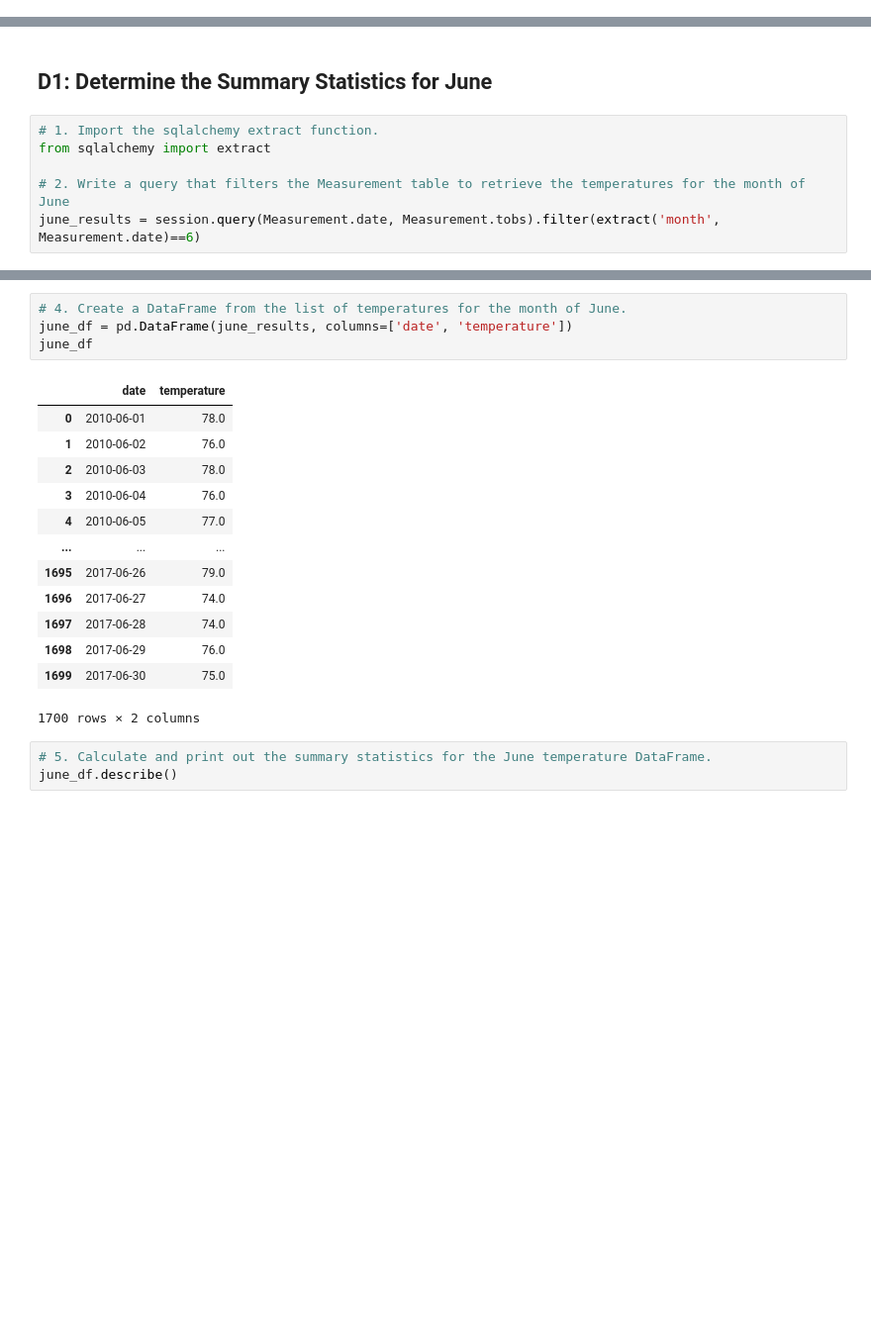
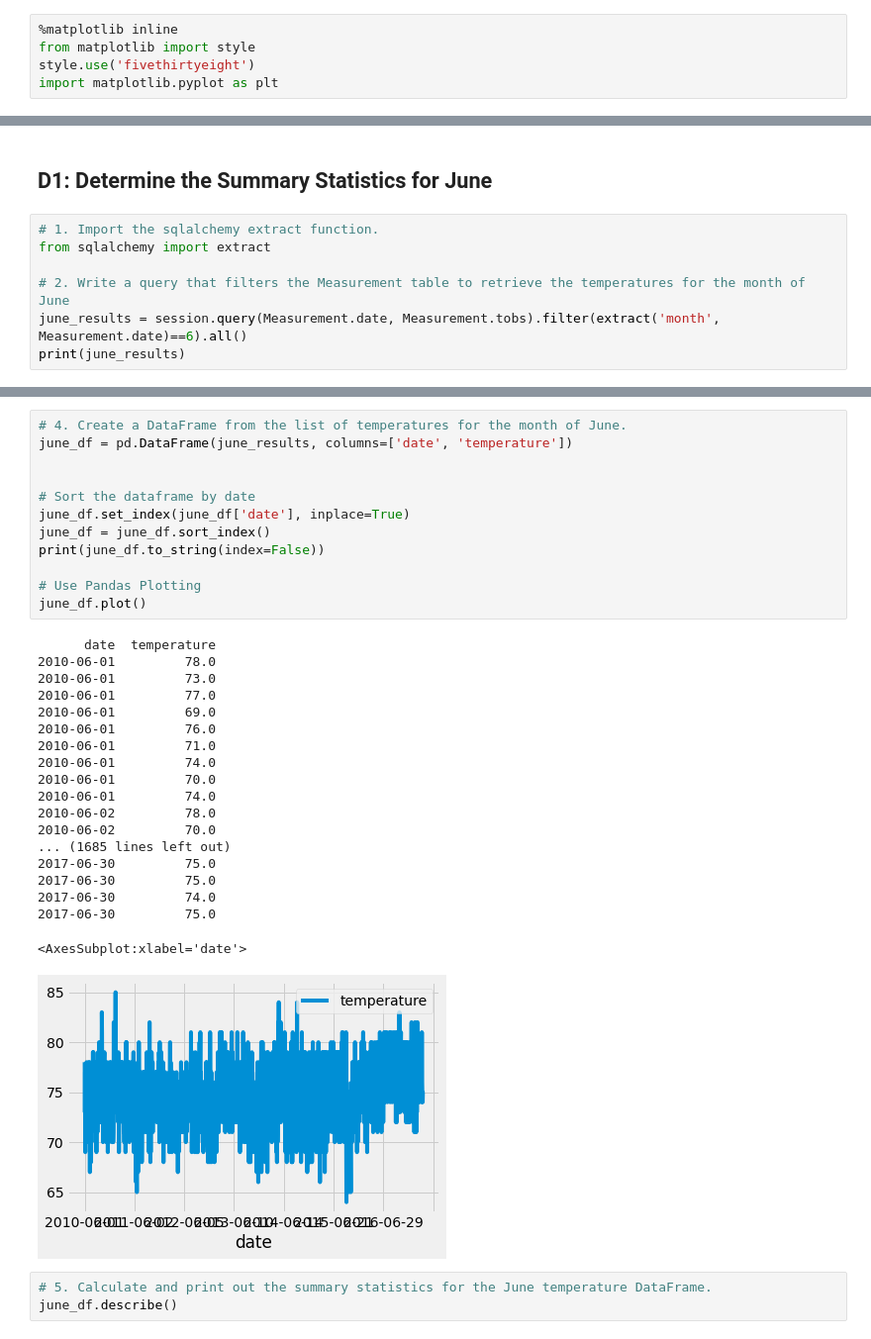
Before and after one commit to Akin-Olusuyi/surfs_up, a Jupyter notebook: SurfsUp_Challenge.ipynb, the cells around one changed output, grey strips where cells are left out. Shown at 99% size. Drawn from its saved outputs; the diff is of its cells as text; blank space fills up the shorter version.

```diff
--- a/SurfsUp_Challenge.ipynb
+++ b/SurfsUp_Challenge.ipynb
@@ -8,6 +8,11 @@ import sqlalchemy
 from sqlalchemy.ext.automap import automap_base
 from sqlalchemy.orm import Session
 from sqlalchemy import create_engine, func
+# %%
+%matplotlib inline
+from matplotlib import style
+style.use('fivethirtyeight')
+import matplotlib.pyplot as plt
 # %%
 import datetime as dt
 # %%
@@ -31,4 +36,5 @@ session = Session(engine)
 from sqlalchemy import extract
 
 # 2. Write a query that filters the Measurement table to retrieve the temperatures for the month of June
-june_results = session.query(Measurement.date, Measurement.tobs).filter(extract('month', Measurement.date)==6)
+june_results = session.query(Measurement.date, Measurement.tobs).filter(extract('month', Measurement.date)==6).all()
+print(june_results)
@@ -56,21 +64,35 @@ june_results = session.query(Measurement.date, Measurement.tobs).filter(extract(
 # %%
 # 4. Create a DataFrame from the list of temperatures for the month of June.
 june_df = pd.DataFrame(june_results, columns=['date', 'temperature'])
-june_df
+
+
+# Sort the dataframe by date
+june_df.set_index(june_df['date'], inplace=True)
+june_df = june_df.sort_index()
+print(june_df.to_string(index=False))
+
+# Use Pandas Plotting
+june_df.plot()
 # %% [output]
-|  | date | temperature |
-| 0 | 2010-06-01 | 78.0 |
-| 1 | 2010-06-02 | 76.0 |
-| 2 | 2010-06-03 | 78.0 |
-| 3 | 2010-06-04 | 76.0 |
-| 4 | 2010-06-05 | 77.0 |
-| ... | ... | ... |
-| 1695 | 2017-06-26 | 79.0 |
-| 1696 | 2017-06-27 | 74.0 |
-| 1697 | 2017-06-28 | 74.0 |
-| 1698 | 2017-06-29 | 76.0 |
-| 1699 | 2017-06-30 | 75.0 |
-1700 rows × 2 columns
+      date  temperature
+2010-06-01         78.0
+2010-06-01         73.0
+2010-06-01         77.0
+2010-06-01         69.0
+2010-06-01         76.0
+2010-06-01         71.0
+2010-06-01         74.0
+2010-06-01         70.0
+2010-06-01         74.0
+2010-06-02         78.0
+2010-06-02         70.0
+... (1685 lines left out)
+2017-06-30         75.0
+2017-06-30         75.0
+2017-06-30         74.0
+2017-06-30         75.0
+<AxesSubplot:xlabel='date'>
+[figure, added]
 # %%
 # 5. Calculate and print out the summary statistics for the June temperature DataFrame.
 june_df.describe()
```
Also changed, not shown: parts of 4 cells of this notebook, 1 other file.
